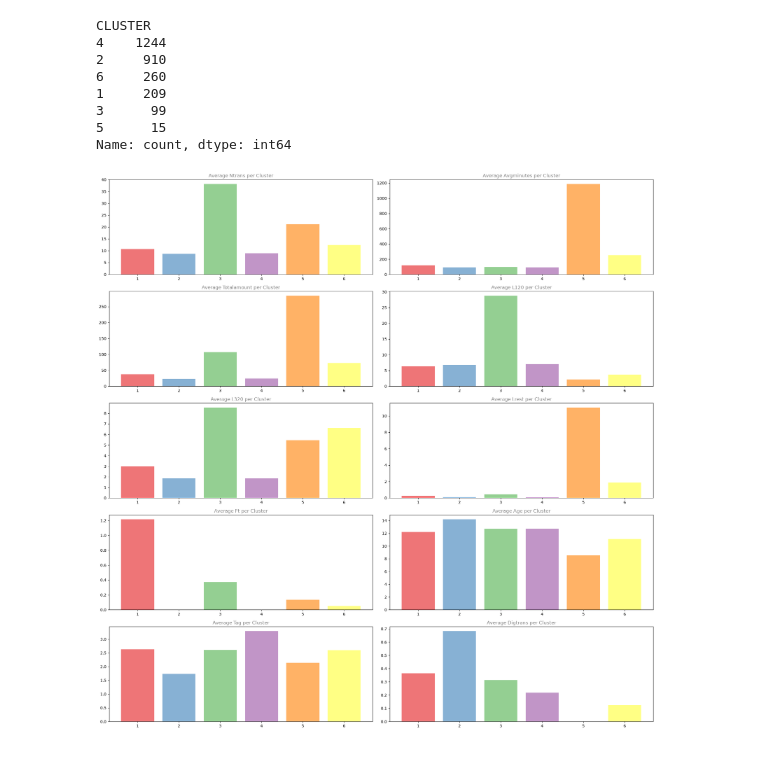
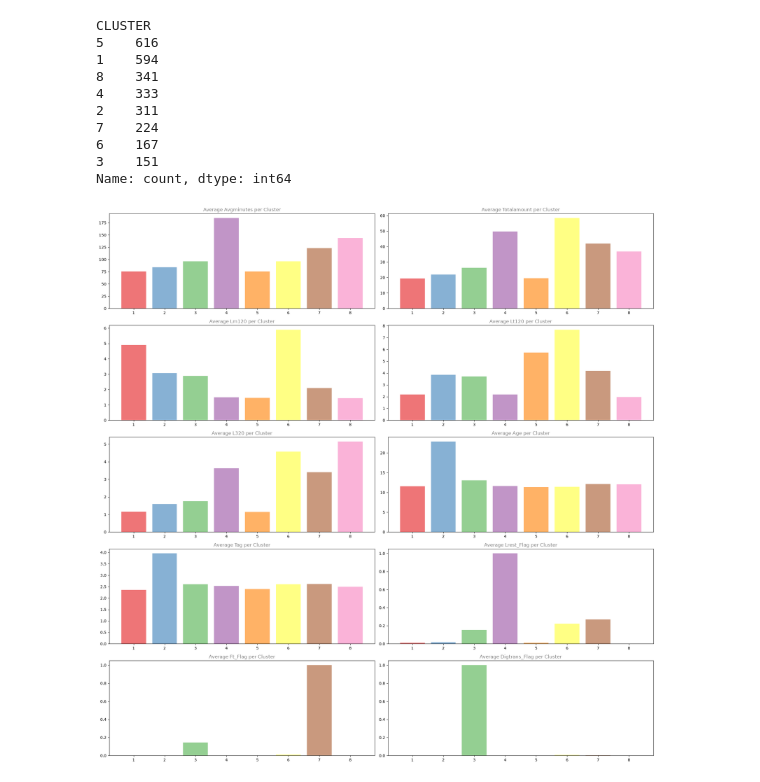
Before and after one commit to i82ragaj/TFG-DataMining, a Jupyter notebook: PKSA.ipynb, the cells around one changed output. Cells and saved outputs as stored; diff of their text form; code cells hidden in the pictures.

```diff
--- a/PKSA.ipynb
+++ b/PKSA.ipynb
@@ -89,0 +103,21 @@ plt.show()
+# %%
+df_treated = df.copy()
+
+# Variables zero-inflated: importa más si hubo actividad que la magnitud exacta
+zero_inflated_cols = ['LRest', 'FT', 'DigTrans']
+for col in zero_inflated_cols:
+    df_treated[col + '_flag'] = (df_treated[col] > 0).astype(int)
+
+df_treated = df_treated.drop(columns=zero_inflated_cols)
+# %%
+def cap_outliers_iqr(series, k=1.5):
+    q1, q3 = series.quantile(0.25), series.quantile(0.75)
+    iqr = q3 - q1
+    lower, upper = q1 - k * iqr, q3 + k * iqr
+    return series.clip(lower=lower, upper=upper)
+
+flag_cols = ['LRest_flag', 'FT_flag', 'DigTrans_flag']
+cols_to_cap = df_treated.drop(['plate'] + flag_cols, axis=1).select_dtypes(include=np.number).columns
+
+for col in cols_to_cap:
+    df_treated[col] = cap_outliers_iqr(df_treated[col])
@@ -90,5 +141,5 @@ plt.show()
 # %%
-X = df.drop('plate', axis=1)
+X = df_treated.drop('plate', axis=1)
 
 scaler = StandardScaler()
 scaler.fit(X)
@@ -115,33 +197,35 @@ plt.show()
 # %%
-model = KMeans(n_clusters=6)
+model = KMeans(n_clusters=8, random_state=42, n_init='auto')
 y = model.fit_predict(X_scaled)
 
 # Adding the cluster assignments to our original dataframe
-df['CLUSTER'] = y + 1  # Adding 1 to make clusters 1-based instead of 0-based
+df_treated['CLUSTER'] = y + 1  # Adding 1 to make clusters 1-based instead of 0-based
 # df.head()
 # %%
-df['CLUSTER'].value_counts()
+df_treated['CLUSTER'].value_counts()
 # %% [output]
 CLUSTER
-4    1244
-2     910
-6     260
-1     209
-3      99
-5      15
+5    616
+1    594
+8    341
+4    333
+2    311
+7    224
+6    167
+3    151
 Name: count, dtype: int64
 # %%
-numeric_columns = df.select_dtypes(include=np.number).drop(['CLUSTER'], axis=1).columns
+numeric_columns = df_treated.select_dtypes(include=np.number).drop(['CLUSTER'], axis=1).columns
 
 fig = plt.figure(figsize=(20, 20))
 for i, column in enumerate(numeric_columns):
-    df_plot = df.groupby('CLUSTER')[column].mean()
+    df_plot = df_treated.groupby('CLUSTER')[column].mean()
     ax = fig.add_subplot(5, 2, i+1)
     ax.bar(df_plot.index, df_plot, color=sns.color_palette('Set1'), alpha=0.6)
     ax.set_title(f'Average {column.title()} per Cluster', alpha=0.5)
     ax.xaxis.grid(False)
 
 plt.tight_layout()
 plt.show()
 # %% [output]
-[figure, old version]
+[figure, new version]
```
Also changed, not shown: parts of 18 cells of this notebook, 6 other files.
